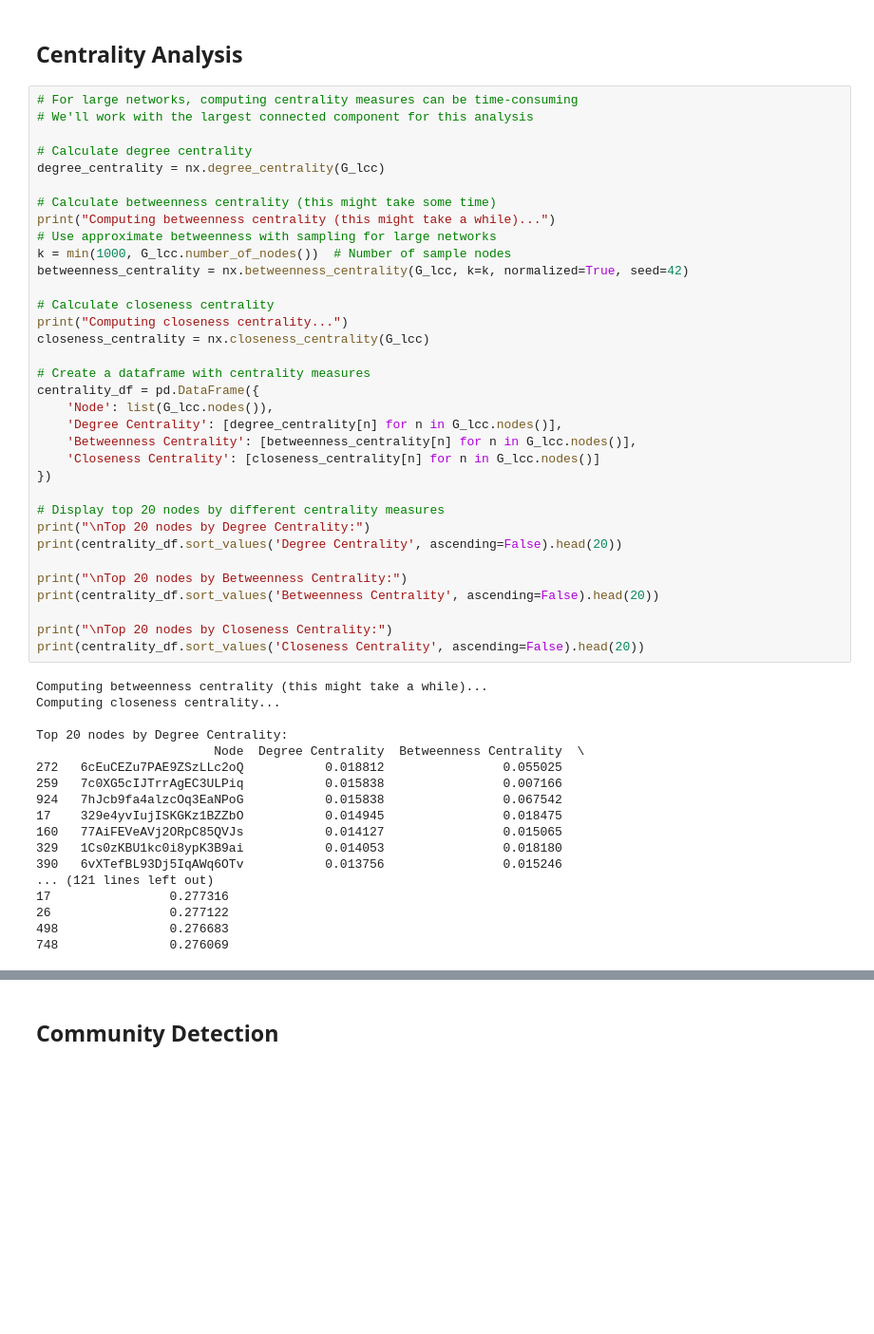
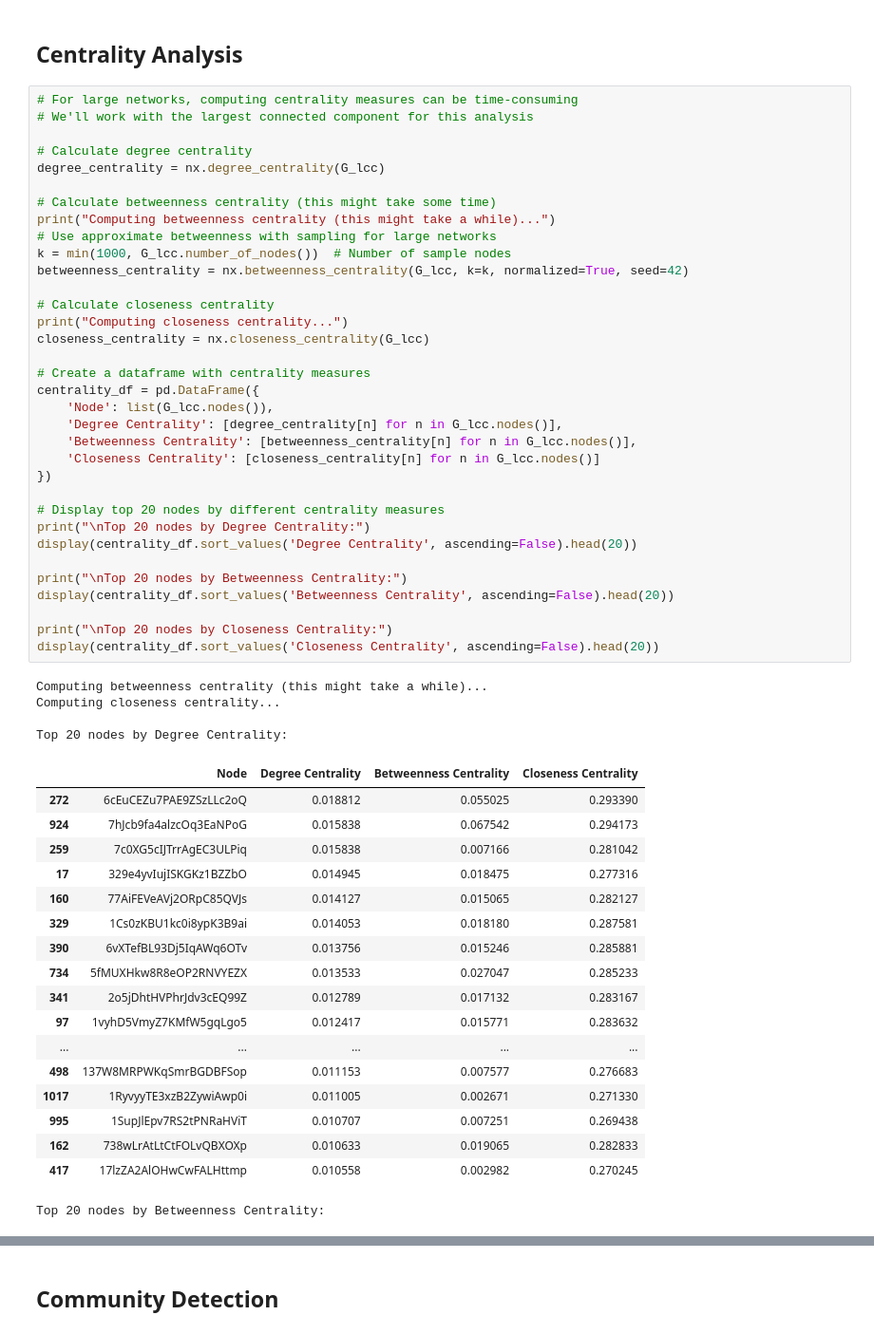
Before and after one commit to Jacky-KH-MOK/MSBD5008_PROJECT, a Jupyter notebook: PROJECT_CODE.ipynb, the cells around one changed output, grey strips where cells are left out. Shown at 95% size. Cells and saved outputs as stored; diff of their text form; blank space fills up the shorter version.

```diff
--- a/PROJECT_CODE.ipynb
+++ b/PROJECT_CODE.ipynb
@@ -311,46 +280,51 @@ degree_centrality = nx.degree_centrality(G_lcc)
 
 # Calculate betweenness centrality (this might take some time)
 print("Computing betweenness centrality (this might take a while)...")
 # Use approximate betweenness with sampling for large networks
 k = min(1000, G_lcc.number_of_nodes())  # Number of sample nodes
 betweenness_centrality = nx.betweenness_centrality(G_lcc, k=k, normalized=True, seed=42)
 
 # Calculate closeness centrality
 print("Computing closeness centrality...")
 closeness_centrality = nx.closeness_centrality(G_lcc)
 
 # Create a dataframe with centrality measures
 centrality_df = pd.DataFrame({
     'Node': list(G_lcc.nodes()),
     'Degree Centrality': [degree_centrality[n] for n in G_lcc.nodes()],
     'Betweenness Centrality': [betweenness_centrality[n] for n in G_lcc.nodes()],
     'Closeness Centrality': [closeness_centrality[n] for n in G_lcc.nodes()]
 })
 
 # Display top 20 nodes by different centrality measures
 print("\nTop 20 nodes by Degree Centrality:")
-print(centrality_df.sort_values('Degree Centrality', ascending=False).head(20))
+display(centrality_df.sort_values('Degree Centrality', ascending=False).head(20))
 
 print("\nTop 20 nodes by Betweenness Centrality:")
-print(centrality_df.sort_values('Betweenness Centrality', ascending=False).head(20))
+display(centrality_df.sort_values('Betweenness Centrality', ascending=False).head(20))
 
 print("\nTop 20 nodes by Closeness Centrality:")
-print(centrality_df.sort_values('Closeness Centrality', ascending=False).head(20))
+display(centrality_df.sort_values('Closeness Centrality', ascending=False).head(20))
 # %% [output]
 Computing betweenness centrality (this might take a while)...
 Computing closeness centrality...
 
 Top 20 nodes by Degree Centrality:
-                        Node  Degree Centrality  Betweenness Centrality  \
-272   6cEuCEZu7PAE9ZSzLLc2oQ           0.018812                0.055025
-259   7c0XG5cIJTrrAgEC3ULPiq           0.015838                0.007166
-924   7hJcb9fa4alzcOq3EaNPoG           0.015838                0.067542
-17    329e4yvIujISKGKz1BZZbO           0.014945                0.018475
-160   77AiFEVeAVj2ORpC85QVJs           0.014127                0.015065
-329   1Cs0zKBU1kc0i8ypK3B9ai           0.014053                0.018180
-390   6vXTefBL93Dj5IqAWq6OTv           0.013756                0.015246
-... (121 lines left out)
-17                0.277316
-26                0.277122
-498               0.276683
-748               0.276069
+|  | Node | Degree Centrality | Betweenness Centrality | Closeness Centrality |
+| 272 | 6cEuCEZu7PAE9ZSzLLc2oQ | 0.018812 | 0.055025 | 0.293390 |
+| 924 | 7hJcb9fa4alzcOq3EaNPoG | 0.015838 | 0.067542 | 0.294173 |
+| 259 | 7c0XG5cIJTrrAgEC3ULPiq | 0.015838 | 0.007166 | 0.281042 |
+| 17 | 329e4yvIujISKGKz1BZZbO | 0.014945 | 0.018475 | 0.277316 |
+| 160 | 77AiFEVeAVj2ORpC85QVJs | 0.014127 | 0.015065 | 0.282127 |
+| 329 | 1Cs0zKBU1kc0i8ypK3B9ai | 0.014053 | 0.018180 | 0.287581 |
+| 390 | 6vXTefBL93Dj5IqAWq6OTv | 0.013756 | 0.015246 | 0.285881 |
+| 734 | 5fMUXHkw8R8eOP2RNVYEZX | 0.013533 | 0.027047 | 0.285233 |
+| 341 | 2o5jDhtHVPhrJdv3cEQ99Z | 0.012789 | 0.017132 | 0.283167 |
+| 97 | 1vyhD5VmyZ7KMfW5gqLgo5 | 0.012417 | 0.015771 | 0.283632 |
+| ... | ... | ... | ... | ... |
+| 498 | 137W8MRPWKqSmrBGDBFSop | 0.011153 | 0.007577 | 0.276683 |
+| 1017 | 1RyvyyTE3xzB2ZywiAwp0i | 0.011005 | 0.002671 | 0.271330 |
+| 995 | 1SupJlEpv7RS2tPNRaHViT | 0.010707 | 0.007251 | 0.269438 |
+| 162 | 738wLrAtLtCtFOLvQBXOXp | 0.010633 | 0.019065 | 0.282833 |
+| 417 | 17lzZA2AlOHwCwFALHttmp | 0.010558 | 0.002982 | 0.270245 |
+Top 20 nodes by Betweenness Centrality:
```
Also changed, not shown: parts of 20 cells of this notebook.
